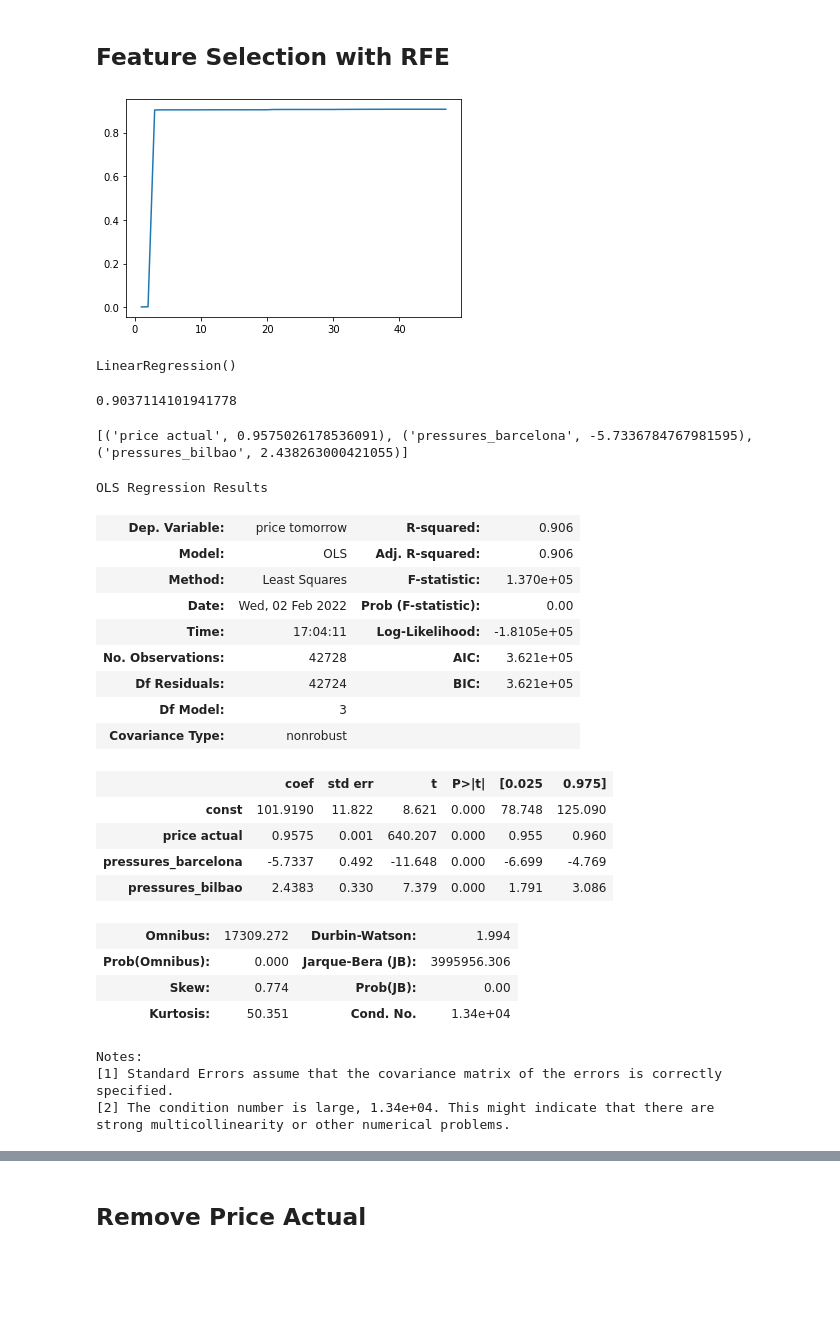
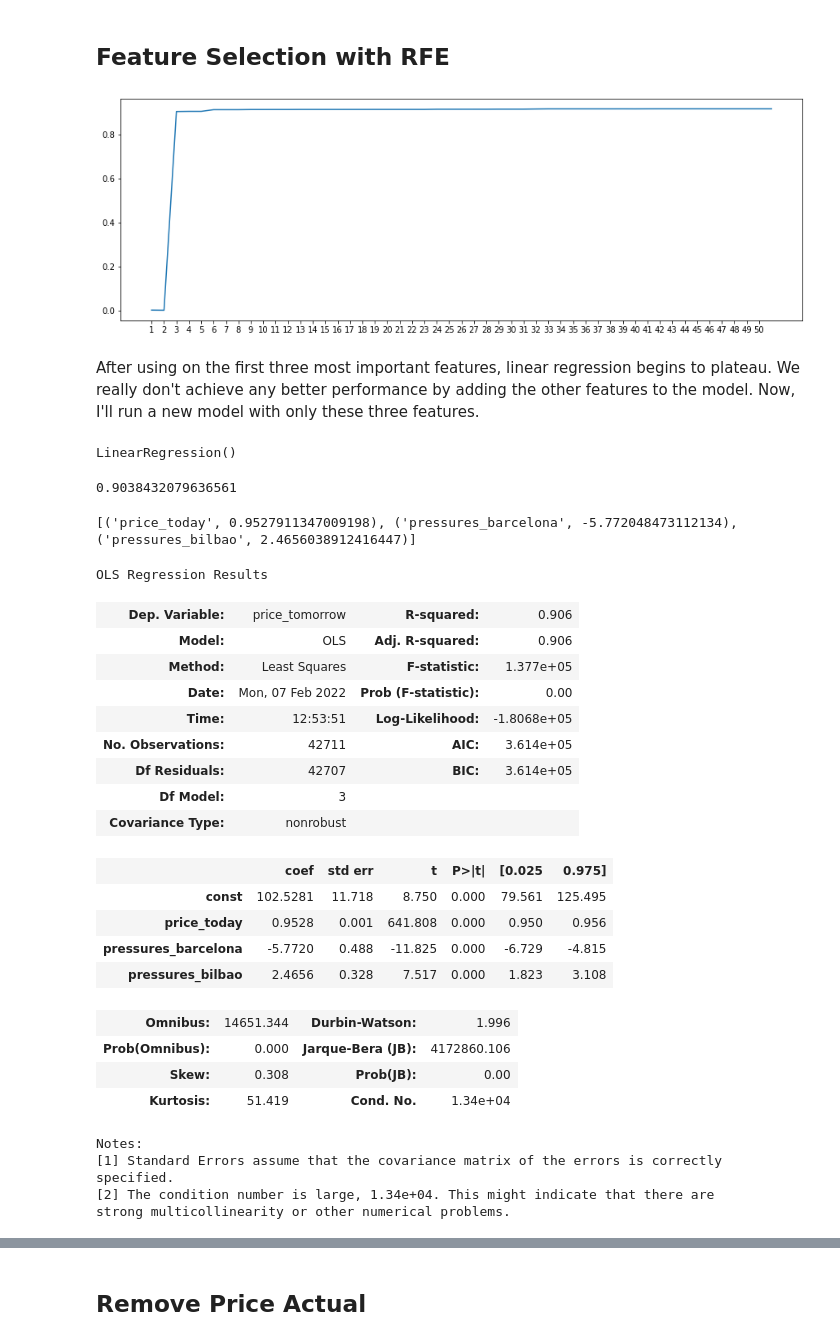
Before and after one commit to EvanHolder/Predicting-Energy-Markets-in-Spain, a Jupyter notebook: notebooks/LinearRegression.ipynb, the cells around one changed output, grey strips where cells are left out. Cells and saved outputs as stored; diff of their text form; code cells hidden in the pictures; blank space fills up the shorter version.

Commit message:
add price_today col

```diff
--- a/notebooks/LinearRegression.ipynb
+++ b/notebooks/LinearRegression.ipynb
@@ -42,8 +42,8 @@ df['pressures_mean']=df.filter(regex='pressures').mean(axis=1)
 ## Multicolinearity
 # %%
 # Create correlation matrix
-corr = df.drop(columns='price tomorrow').corr().abs().stack().reset_index().sort_values(0, ascending=False)
-corr_price = df.corr()['price tomorrow'].reset_index().sort_values('price tomorrow', ascending=False)
+corr = df.drop(columns='price_tomorrow').corr().abs().stack().reset_index().sort_values(0, ascending=False)
+corr_price = df.corr()['price_tomorrow'].reset_index().sort_values('price_tomorrow', ascending=False)
 
 # Rename correlation column
 corr.rename(columns={0:'cor'}, inplace=True)
@@ -51,7 +51,7 @@ corr.rename(columns={0:'cor'}, inplace=True)
 # Remove correlation between same variables and duplicates
 corr = corr.loc[corr['cor']!=1]
 corr.drop_duplicates(subset='cor', inplace=True)
-corr_price = corr_price.loc[corr_price['price tomorrow']!=1]
+corr_price = corr_price.loc[corr_price['price_tomorrow']!=1]
 
 # Reset index
 corr.reset_index(drop=True, inplace=True)
@@ -80,9 +87,10 @@ for row in range(len(corr.loc[corr.cor>.8])):
     var1 = corr.loc[row,'level_0']
     var2 = corr.loc[row,'level_1']
 
-    # Get var corrs with price tomorrow
-    var1_corr = float(corr_price.loc[corr_price['index'] == var1, 'price tomorrow'])
-    var2_corr = float(corr_price.loc[corr_price['index'] == var2, 'price tomorrow'])
+    # Get var corrs with price_tomorrow
+    var1_corr = float(corr_price.loc[corr_price['index'] == var1, 'price_tomorrow'])
+    var2_corr = float(corr_price.loc[corr_price['index'] == var2, 'price_tomorrow'])
+
     # Add the lower correlation to the drop list
     if var1_corr > var2_corr:
         drop.append(var2)
@@ -143,7 +171,7 @@ for col, ax in zip(df.columns, axes.flatten()):
 # %% [markdown]
 ## Split Data
 # %%
-X_train, X_test, y_train, y_test = train_test_split(df.drop(columns='price tomorrow'), df['price tomorrow'], test_size=.3,
+X_train, X_test, y_train, y_test = train_test_split(df.drop(columns='price_tomorrow'), df['price_tomorrow'], test_size=.3,
                                                     random_state=17)
 X_test, X_val, y_test, y_val = train_test_split(X_test, y_test, test_size=.5, random_state=17)
 # %% [markdown]
@@ -205,9 +233,13 @@ for i in range(1, len(X_train.columns)):
     preds = lr_1.predict(X_val[cols])
     r_squared.append(r2_score(y_val, preds))
 # %%
+fig = plt.figure(figsize=(15,5))
 plt.plot(range(1, len(X_train.columns)), r_squared);
+plt.xticks(range(1,51));
 # %% [output]
-[figure, old version]
+[figure, new version]
+# %% [markdown]
+After using on the first three most important features, linear regression begins to plateau.  We really don't achieve any better performance by adding the other features to the model. Now, I'll run a new model with only these three features.
 # %%
 lr_1 = LinearRegression()
 selector = RFE(lr_1, n_features_to_select=3)
@@ -220,35 +252,35 @@ LinearRegression()
 # r2 score:
 lr_1.score(X_val[cols], y_val)
 # %% [output]
-0.9037114101941778
+0.9038432079636561
 # %%
 print(list(zip(X_val[cols],lr_1.coef_)))
 # %% [output]
-[('price actual', 0.9575026178536091), ('pressures_barcelona', -5.7336784767981595), ('pressures_bilbao', 2.438263000421055)]
+[('price_today', 0.9527911347009198), ('pressures_barcelona', -5.772048473112134), ('pressures_bilbao', 2.4656038912416447)]
 # %%
 X_train_important = sm.add_constant(X_train[cols].copy())
 lr_1 = sm.OLS(y_train, X_train_important).fit()
 lr_1.summary()
 # %% [output]
 OLS Regression Results
-| Dep. Variable: | price tomorrow | R-squared: | 0.906 |
+| Dep. Variable: | price_tomorrow | R-squared: | 0.906 |
 | Model: | OLS | Adj. R-squared: | 0.906 |
-| Method: | Least Squares | F-statistic: | 1.370e+05 |
-| Date: | Wed, 02 Feb 2022 | Prob (F-statistic): | 0.00 |
-| Time: | 17:04:11 | Log-Likelihood: | -1.8105e+05 |
-| No. Observations: | 42728 | AIC: | 3.621e+05 |
-| Df Residuals: | 42724 | BIC: | 3.621e+05 |
+| Method: | Least Squares | F-statistic: | 1.377e+05 |
+| Date: | Mon, 07 Feb 2022 | Prob (F-statistic): | 0.00 |
+| Time: | 12:53:51 | Log-Likelihood: | -1.8068e+05 |
+| No. Observations: | 42711 | AIC: | 3.614e+05 |
+| Df Residuals: | 42707 | BIC: | 3.614e+05 |
 | Df Model: | 3 |  |  |
 | Covariance Type: | nonrobust |  |  |
 |  | coef | std err | t | P>|t| | [0.025 | 0.975] |
-| const | 101.9190 | 11.822 | 8.621 | 0.000 | 78.748 | 125.090 |
-| price actual | 0.9575 | 0.001 | 640.207 | 0.000 | 0.955 | 0.960 |
-| pressures_barcelona | -5.7337 | 0.492 | -11.648 | 0.000 | -6.699 | -4.769 |
-| pressures_bilbao | 2.4383 | 0.330 | 7.379 | 0.000 | 1.791 | 3.086 |
+| const | 102.5281 | 11.718 | 8.750 | 0.000 | 79.561 | 125.495 |
+| price_today | 0.9528 | 0.001 | 641.808 | 0.000 | 0.950 | 0.956 |
+| pressures_barcelona | -5.7720 | 0.488 | -11.825 | 0.000 | -6.729 | -4.815 |
+| pressures_bilbao | 2.4656 | 0.328 | 7.517 | 0.000 | 1.823 | 3.108 |
-| Omnibus: | 17309.272 | Durbin-Watson: | 1.994 |
-| Prob(Omnibus): | 0.000 | Jarque-Bera (JB): | 3995956.306 |
-| Skew: | 0.774 | Prob(JB): | 0.00 |
-| Kurtosis: | 50.351 | Cond. No. | 1.34e+04 |
+| Omnibus: | 14651.344 | Durbin-Watson: | 1.996 |
+| Prob(Omnibus): | 0.000 | Jarque-Bera (JB): | 4172860.106 |
+| Skew: | 0.308 | Prob(JB): | 0.00 |
+| Kurtosis: | 51.419 | Cond. No. | 1.34e+04 |
 Notes:
 [1] Standard Errors assume that the covariance matrix of the errors is correctly specified.
 [2] The condition number is large, 1.34e+04. This might indicate that there are
```
Also changed, not shown: parts of 33 cells of this notebook.
